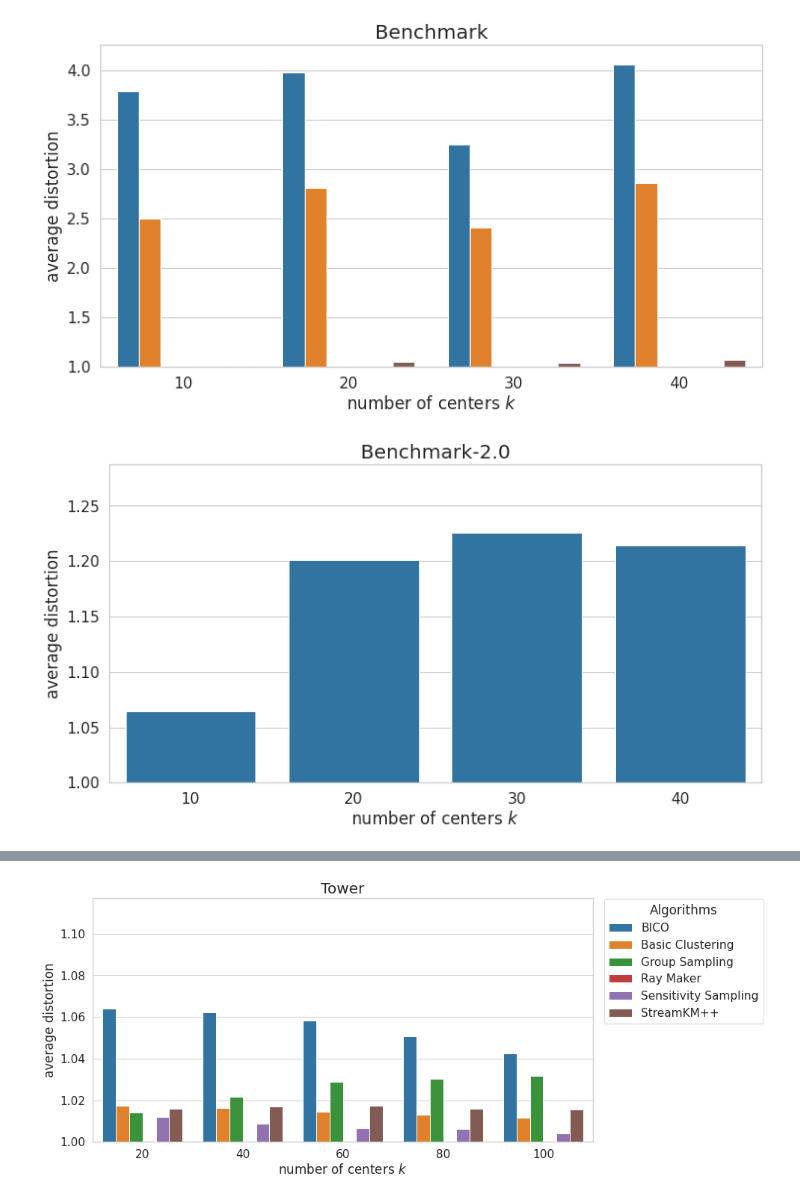
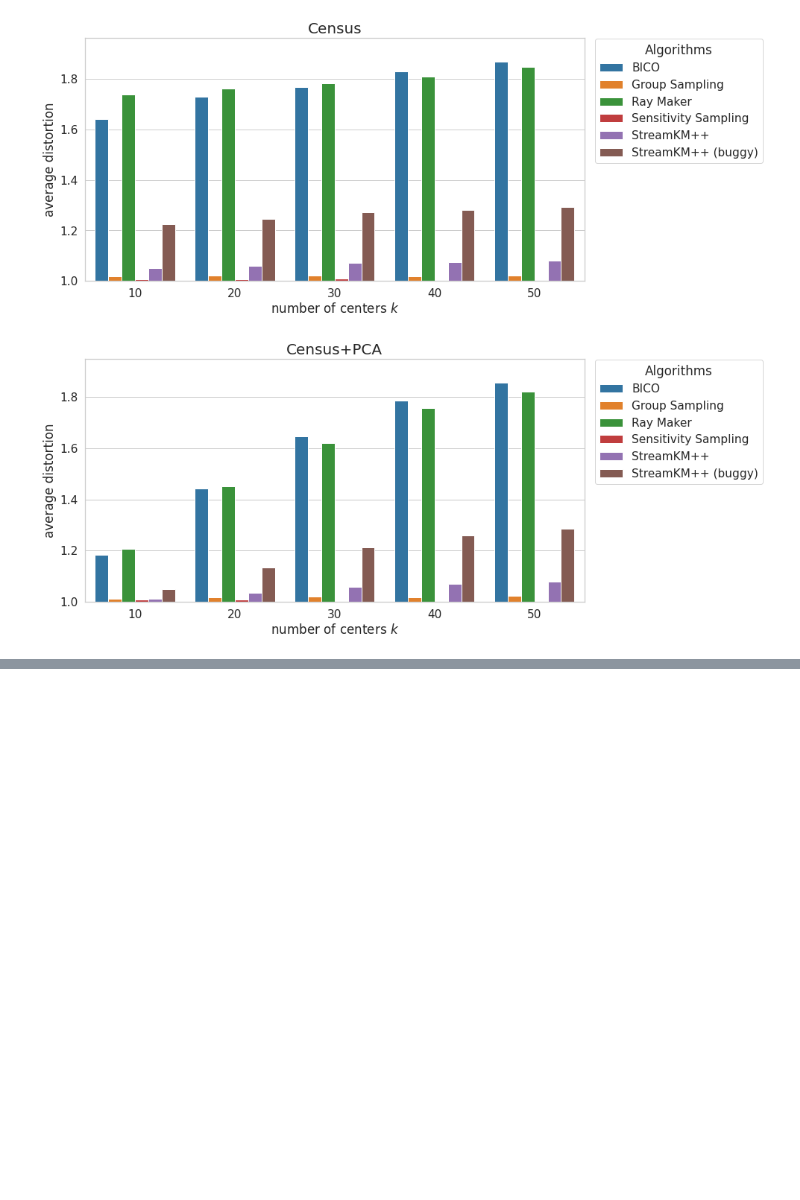
Before and after one commit to sheikhomar/coresets-bench, a Jupyter notebook: pynb/11-combined-results.ipynb, the cells around one changed output, grey strips where cells are left out. Saved outputs shown, nothing was run; the diff lists cells and outputs as text; code cells hidden in the pictures; blank space fills up the shorter version.

```diff
--- a/pynb/11-combined-results.ipynb
+++ b/pynb/11-combined-results.ipynb
@@ -28,7 +28,7 @@ def load_cost_from_file(file_path: Path):
 
 def get_algorithm_name(run_info):
     if run_info.algorithm == "basic-clustering":
-        return "Basic Clustering"
+        return "StreamKM++ (buggy)"
     elif run_info.algorithm == "sensitivity-sampling":
         return "Sensitivity Sampling"
     elif run_info.algorithm == "group-sampling":
@@ -48,7 +48,8 @@ def get_dataset_print_name(run_info):
         "covertype": "Covertype",
         "covertypelowd": "Covertype+PCA",
         "tower": "Tower",
-        "hardinstanceb1": "Benchmark",
+        "hardinstanceb1": "Benchmark-1.0",
+        "hardinstanceb15": "Benchmark-1.5",
         "hardinstanceb2": "Benchmark-2.0",
         "oldhardinstanceb1": "Old Benchmark",
         "oldhardinstanceb2": "Old Benchmark-2.0",
@@ -218,19 +220,25 @@ Experiment Counts
+# %%
+colors = sns.color_palette("tab10")
+algorithm_colors = {algo: colors[i] for i, algo in enumerate(df_aggr_costs.algorithm.unique())}
 # %%
 with sns.plotting_context("notebook", font_scale=1.4):
     for dataset in df_aggr_costs.dataset.unique():
+        if "Benchmark" in dataset or "enron" in dataset:
+            continue
         is_tower = dataset == "Tower"
         df_filtered = df_aggr_costs[df_aggr_costs.dataset == dataset]
         fig, ax = plt.subplots(figsize=(12, 6))
-        sns.barplot(data=df_filtered, x="k", y="distortion_mean", hue="algorithm", ax=ax, palette=sns.color_palette("tab10"))
+        sns.barplot(data=df_filtered, x="k", y="distortion_mean", hue="algorithm", ax=ax, palette=algorithm_colors)
         ax.set_title(f"{dataset}", fontdict={"size": 20})
         ax.set_ylabel("average distortion")
         ax.set_xlabel("number of centers $k$")
         ax.set_ylim(bottom=1)
-        if is_tower:
-            ax.legend(title='Algorithms', bbox_to_anchor=(1.01, 1.02), loc='upper left')
-        else:
-            ax.get_legend().remove()
-        fig.savefig(f"figures/distortions-{dataset}.pdf", bbox_inches="tight")
+        ax.legend(title='Algorithms', bbox_to_anchor=(1.01, 1.02), loc='upper left')
+        #if is_tower:
+        #    ax.legend(title='Algorithms', bbox_to_anchor=(1.01, 1.02), loc='upper left')
+        #else:
+        #    ax.get_legend().remove()
+        #fig.savefig(f"figures/distortions-{dataset}.pdf", bbox_inches="tight")
 # %% [output]
-[figure, old version]
+[figure, new version]
-[figure, old version]
+[figure, new version]
@@ -243 +247,0 @@ with sns.plotting_context("notebook", font_scale=1.4):
-[figure, removed]
```
Also changed, not shown: parts of 8 cells of this notebook.
